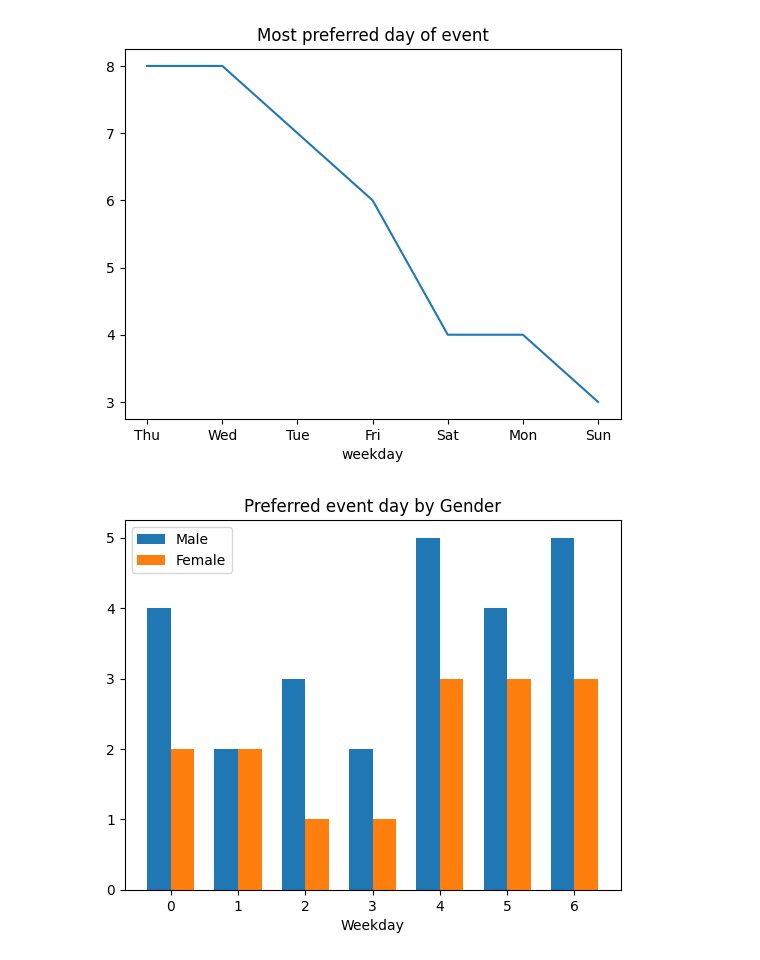
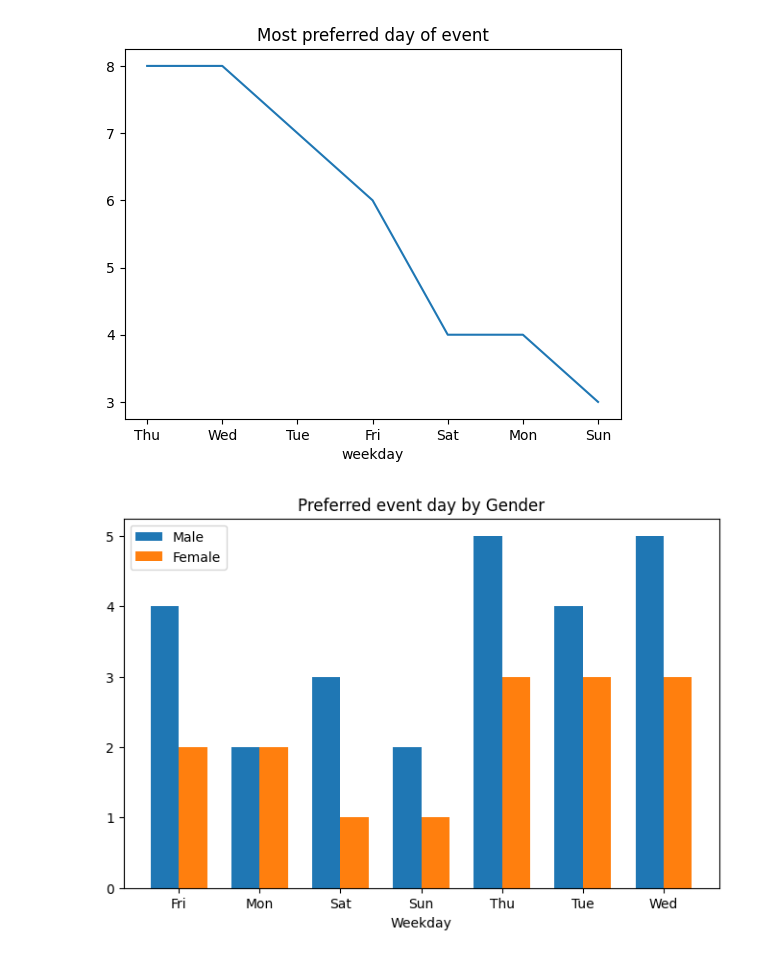
Before and after one commit to djibril968/Tribe_related_projects, a Jupyter notebook: spring_events_analytics.ipynb, the cells around one changed output. Saved outputs shown, nothing was run; the diff lists cells and outputs as text; code cells hidden in the pictures.

```diff
--- a/spring_events_analytics.ipynb
+++ b/spring_events_analytics.ipynb
@@ -382,18 +382,22 @@ plt.show()
 # %% [output]
 [figure]
 # %%
+#most preferred event day by gender
+Weekdays = ['Fri', 'Mon', 'Sat', 'Sun', 'Thu', 'Tue', 'Wed']
+
 test_df = pref_event_day_by_gender.pivot(index= 'pref_days', columns='Gender', values= 'counts')
 test_df
-
+plt.figure(figsize= (8, 5))
 x = np.arange(len(test_df.index))
 #now we set the width of our bars
 bar_width = 0.35
 
 plt.bar(x -bar_width/2, test_df['Male'], width= bar_width, label = 'Male')
 plt.bar(x + bar_width/2, test_df['Female'], width = bar_width, label = 'Female')
 plt.title("Preferred event day by Gender")
+plt.xticks(ticks= x, labels= Weekdays)
 plt.xlabel('Weekday')
 plt.legend()
 plt.show()
 # %% [output]
-[figure, old version]
+[figure, new version]
```
Also changed, not shown: parts of 1 cell of this notebook.
